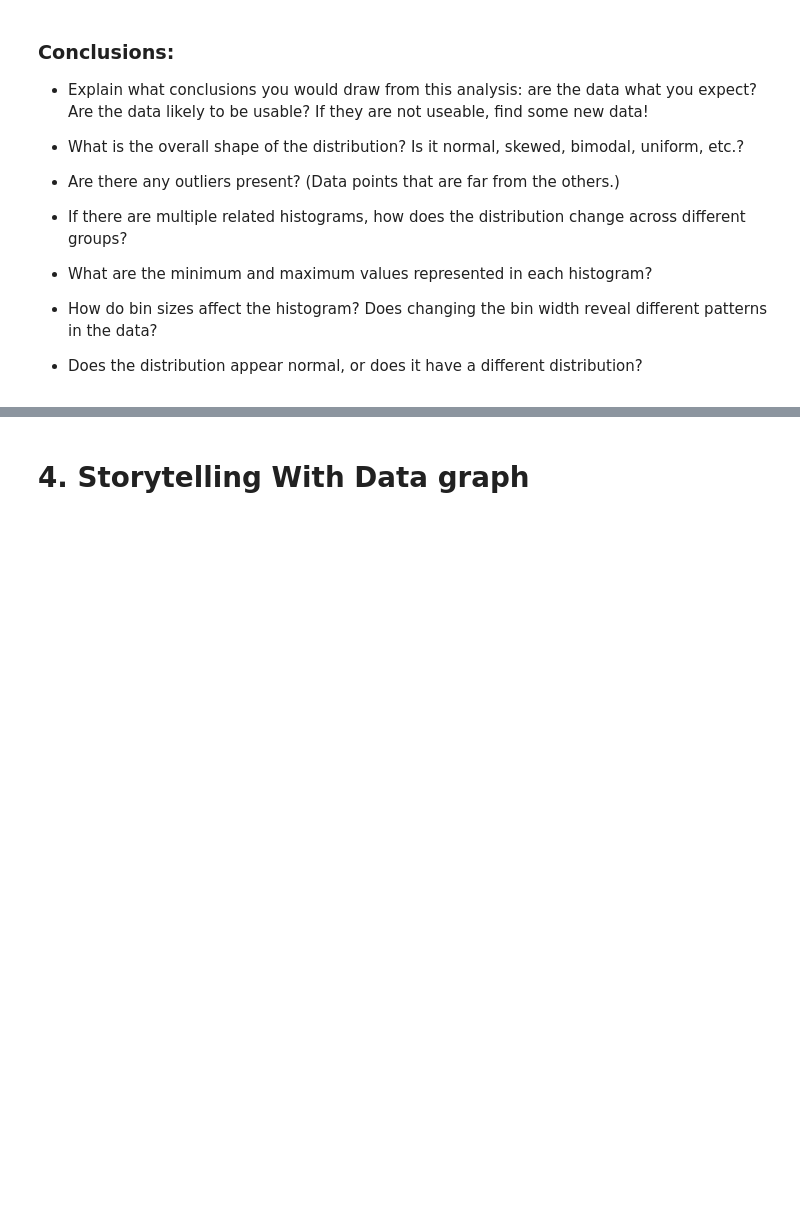
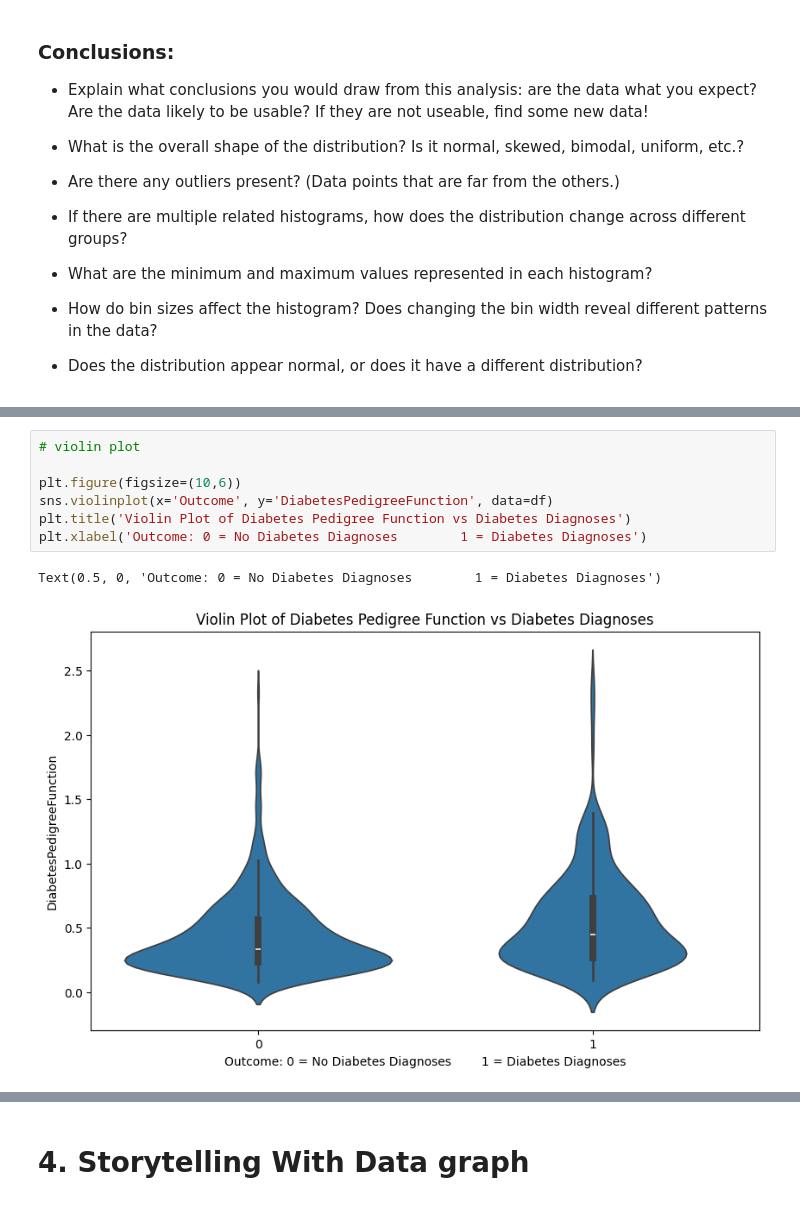
Before and after one commit to els246/2025-spring-B2, a Jupyter notebook: OMDS-ModB2-Week4-Stiller-Emma.ipynb, the cells around one changed output, grey strips where cells are left out. Saved outputs shown, nothing was run; the diff lists cells and outputs as text; blank space fills up the shorter version.

```diff
--- a/OMDS-ModB2-Week4-Stiller-Emma.ipynb
+++ b/OMDS-ModB2-Week4-Stiller-Emma.ipynb
@@ -82,0 +170,10 @@ This week, you will do the same types of exercises as last week, but you should
+# %%
+# violin plot
+
+plt.figure(figsize=(10,6))
+sns.violinplot(x='Outcome', y='DiabetesPedigreeFunction', data=df)
+plt.title('Violin Plot of Diabetes Pedigree Function vs Diabetes Diagnoses')
+plt.xlabel('Outcome: 0 = No Diabetes Diagnoses        1 = Diabetes Diagnoses')
+# %% [output]
+Text(0.5, 0, 'Outcome: 0 = No Diabetes Diagnoses        1 = Diabetes Diagnoses')
+[figure, added]
```
Also changed, not shown: parts of 13 cells of this notebook, 1 other file.
